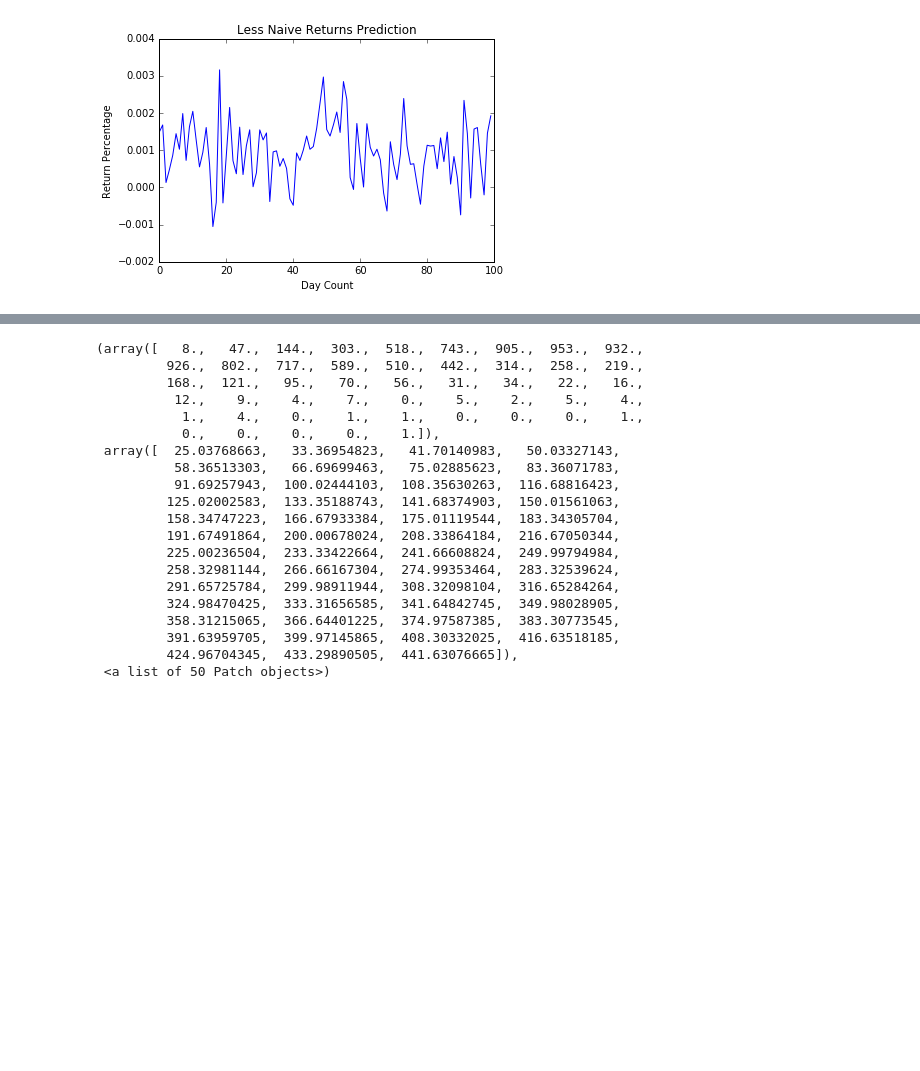
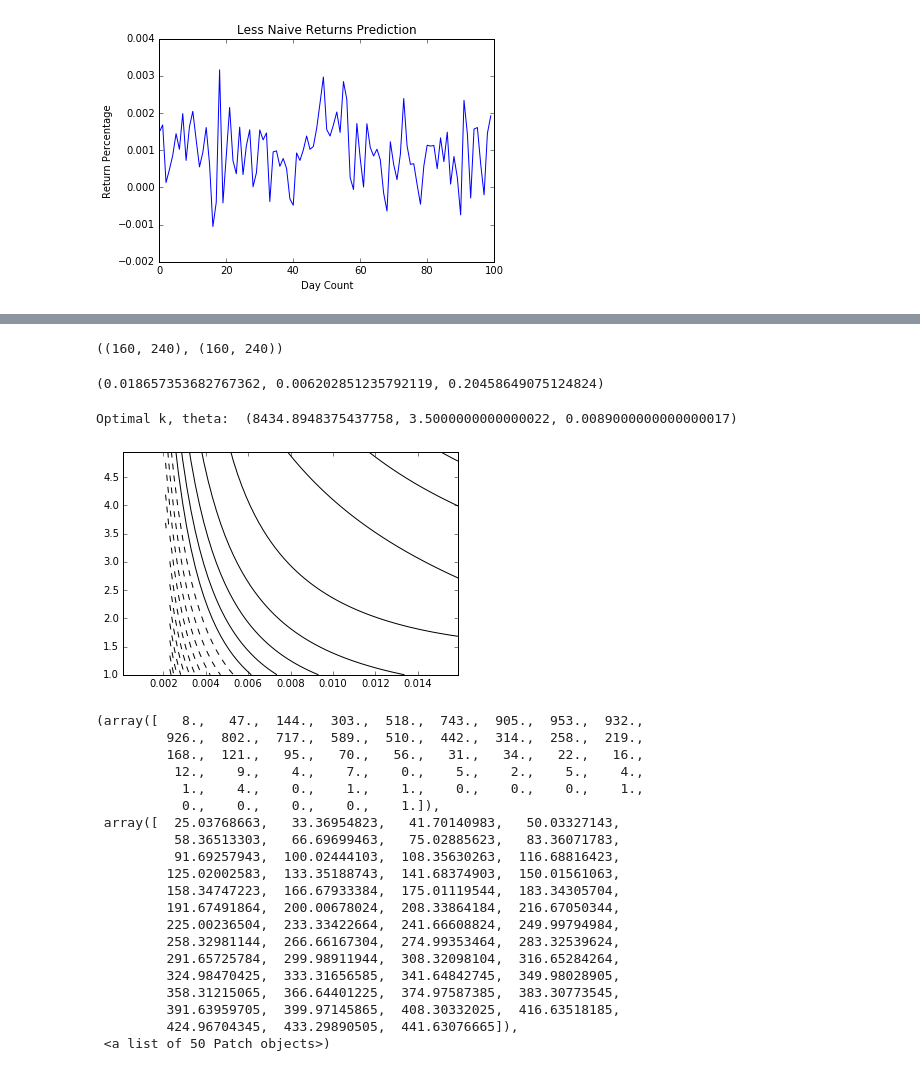
Before and after one commit to AM207-project/AM207_MC_stock_derivatives, a Jupyter notebook: work/Kevin/Chapter 10 Stochastic Processes.ipynb, the cells around one changed output, grey strips where cells are left out. Cells and saved outputs as stored; diff of their text form; code cells hidden in the pictures; blank space fills up the shorter version.

```diff
--- a/work/Kevin/Chapter 10 Stochastic Processes.ipynb
+++ b/work/Kevin/Chapter 10 Stochastic Processes.ipynb
@@ -74,3 +145,49 @@ jmp: 284  n: 2849
+# %%
+delta = 0.025
+x = np.arange(-3.0, 3.0, delta)
+y = np.arange(-2.0, 2.0, delta)
+X, Y = np.meshgrid(x, y)
+Z1 = mlab.bivariate_normal(X, Y, 1.0, 1.0, 0.0, 0.0)
+Z2 = mlab.bivariate_normal(X, Y, 1.5, 0.5, 1, 1)
+# difference of Gaussians
+Z = 10.0 * (Z2 - Z1)
+X.shape, Y.shape
+# %% [output]
+((160, 240), (160, 240))
+# %%
+fit_alpha, fit_loc, fit_beta=scipy.stats.gamma.fit(r_stds.values)
+print(fit_alpha, fit_loc, fit_beta)
+# %% [output]
+(0.018657353682767362, 0.006202851235792119, 0.20458649075124824)
+# %%
+def logLikelihood(data, k, theta):
+    return np.sum(np.log(scipy.stats.gamma.pdf(data, a=k, loc=0, scale=theta)))
+
+logLResults = []
+# filtered = r_stds[~is_outlier(r_stds)]
+# k, theta = range(100), range(100)
+# XX, YY = np.meshgrid(k, theta)
+# Z = logLikelihood(filtered,XX, YY)
+m = 10
+# for k in range(1, m):
+#     for theta in range(1, m):
+#         logLResults.append((logLikelihood(r_stds.values, k, theta), k, theta))
+
+for k in np.arange(1,5,0.05):
+    for theta in np.arange(0.0001,0.0161,0.0002):
+        r = logLikelihood(r_stds.values, k, theta)
+        logLResults.append((r, k, theta))
+l = np.sqrt(np.array(logLResults).shape[0])
+# %%
+plt.contour(np.array(map(lambda x: x[2], logLResults)).reshape((l,l)),
+            np.array(map(lambda x: x[1], logLResults)).reshape((l,l)),
+            np.array(map(lambda x: x[0], logLResults)).reshape((l,l)),20,
+                 colors='k')
+print 'Optimal k, theta: ', logLResults[np.argmax(map(lambda x: x[0], logLResults))]
+#print logLResults
+# %% [output]
+Optimal k, theta:  (8434.8948375437758, 3.5000000000000022, 0.0089000000000000017)
+[figure, added]
 # %%
 S0 = 100
 r = .05
```
Also changed, not shown: parts of 5 cells of this notebook.
